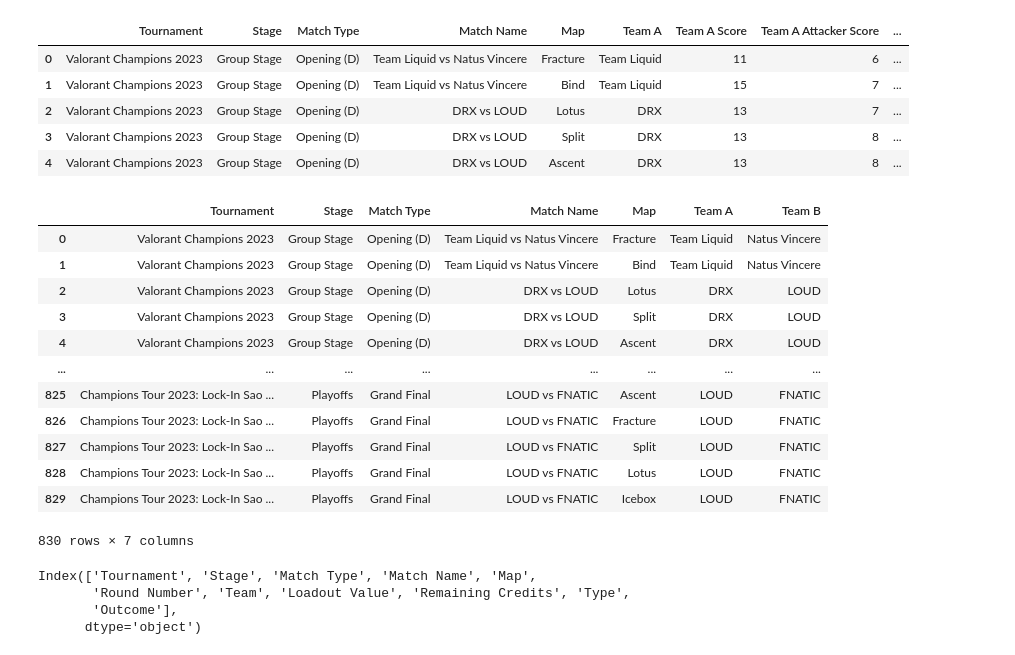
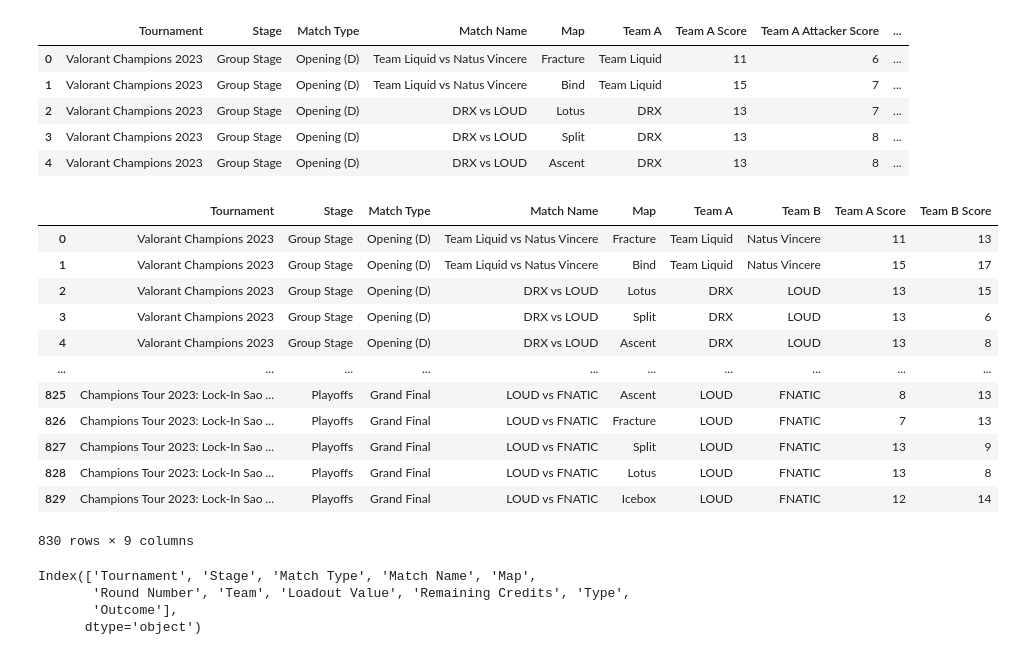
Before and after one commit to ahrlim/vct-erdos-project, a Jupyter notebook: notebooks/vct_2023_eco_rounds_exploration.ipynb, the cells around one changed output. Drawn from its saved outputs; the diff is of its cells as text; code cells hidden in the pictures.

```diff
--- a/notebooks/vct_2023_eco_rounds_exploration.ipynb
+++ b/notebooks/vct_2023_eco_rounds_exploration.ipynb
@@ -50,23 +50,23 @@ maps_scores.head()
 | 3 | Valorant Champions 2023 | Group Stage | Opening (D) | DRX vs LOUD | Split | DRX | 13 | 8 | ... |
 | 4 | Valorant Champions 2023 | Group Stage | Opening (D) | DRX vs LOUD | Ascent | DRX | 13 | 8 | ... |
 # %%
-team_ab_2023 = maps_scores[["Tournament", "Stage", "Match Type", "Match Name", "Map", "Team A", "Team B"]]
+team_ab_2023 = maps_scores[["Tournament", "Stage", "Match Type", "Match Name", "Map", "Team A", "Team B", "Team A Score", "Team B Score"]]
 
 team_ab_2023
 # %% [output]
-|  | Tournament | Stage | Match Type | Match Name | Map | Team A | Team B |
-| 0 | Valorant Champions 2023 | Group Stage | Opening (D) | Team Liquid vs Natus Vincere | Fracture | Team Liquid | Natus Vincere |
-| 1 | Valorant Champions 2023 | Group Stage | Opening (D) | Team Liquid vs Natus Vincere | Bind | Team Liquid | Natus Vincere |
-| 2 | Valorant Champions 2023 | Group Stage | Opening (D) | DRX vs LOUD | Lotus | DRX | LOUD |
-| 3 | Valorant Champions 2023 | Group Stage | Opening (D) | DRX vs LOUD | Split | DRX | LOUD |
-| 4 | Valorant Champions 2023 | Group Stage | Opening (D) | DRX vs LOUD | Ascent | DRX | LOUD |
-| ... | ... | ... | ... | ... | ... | ... | ... |
-| 825 | Champions Tour 2023: Lock-In Sao ... | Playoffs | Grand Final | LOUD vs FNATIC | Ascent | LOUD | FNATIC |
-| 826 | Champions Tour 2023: Lock-In Sao ... | Playoffs | Grand Final | LOUD vs FNATIC | Fracture | LOUD | FNATIC |
-| 827 | Champions Tour 2023: Lock-In Sao ... | Playoffs | Grand Final | LOUD vs FNATIC | Split | LOUD | FNATIC |
-| 828 | Champions Tour 2023: Lock-In Sao ... | Playoffs | Grand Final | LOUD vs FNATIC | Lotus | LOUD | FNATIC |
-| 829 | Champions Tour 2023: Lock-In Sao ... | Playoffs | Grand Final | LOUD vs FNATIC | Icebox | LOUD | FNATIC |
+|  | Tournament | Stage | Match Type | Match Name | Map | Team A | Team B | Team A Score | Team B Score |
+| 0 | Valorant Champions 2023 | Group Stage | Opening (D) | Team Liquid vs Natus Vincere | Fracture | Team Liquid | Natus Vincere | 11 | 13 |
+| 1 | Valorant Champions 2023 | Group Stage | Opening (D) | Team Liquid vs Natus Vincere | Bind | Team Liquid | Natus Vincere | 15 | 17 |
+| 2 | Valorant Champions 2023 | Group Stage | Opening (D) | DRX vs LOUD | Lotus | DRX | LOUD | 13 | 15 |
+| 3 | Valorant Champions 2023 | Group Stage | Opening (D) | DRX vs LOUD | Split | DRX | LOUD | 13 | 6 |
+| 4 | Valorant Champions 2023 | Group Stage | Opening (D) | DRX vs LOUD | Ascent | DRX | LOUD | 13 | 8 |
+| ... | ... | ... | ... | ... | ... | ... | ... | ... | ... |
+| 825 | Champions Tour 2023: Lock-In Sao ... | Playoffs | Grand Final | LOUD vs FNATIC | Ascent | LOUD | FNATIC | 8 | 13 |
+| 826 | Champions Tour 2023: Lock-In Sao ... | Playoffs | Grand Final | LOUD vs FNATIC | Fracture | LOUD | FNATIC | 7 | 13 |
+| 827 | Champions Tour 2023: Lock-In Sao ... | Playoffs | Grand Final | LOUD vs FNATIC | Split | LOUD | FNATIC | 13 | 9 |
+| 828 | Champions Tour 2023: Lock-In Sao ... | Playoffs | Grand Final | LOUD vs FNATIC | Lotus | LOUD | FNATIC | 13 | 8 |
+| 829 | Champions Tour 2023: Lock-In Sao ... | Playoffs | Grand Final | LOUD vs FNATIC | Icebox | LOUD | FNATIC | 12 | 14 |
-830 rows × 7 columns
+830 rows × 9 columns
 # %%
 eco_rounds.keys()
 # %% [output]
```
Also changed, not shown: parts of 5 cells of this notebook.
